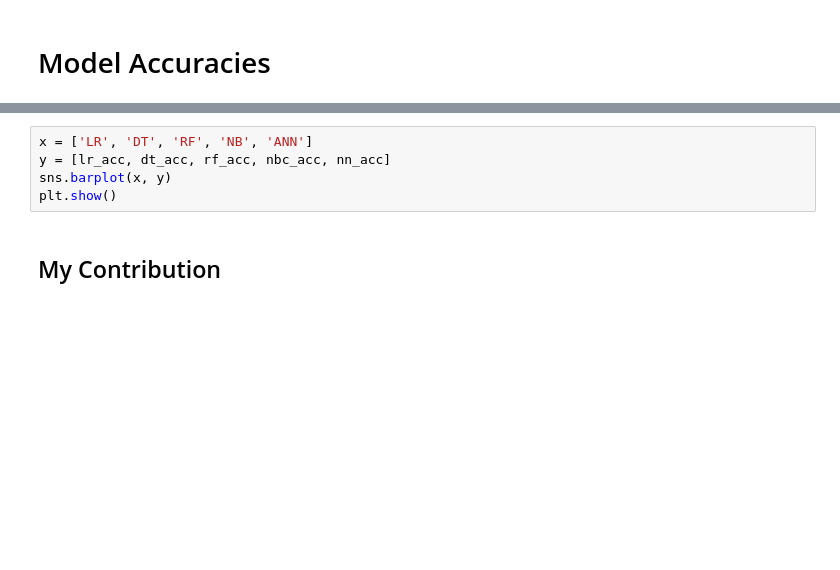
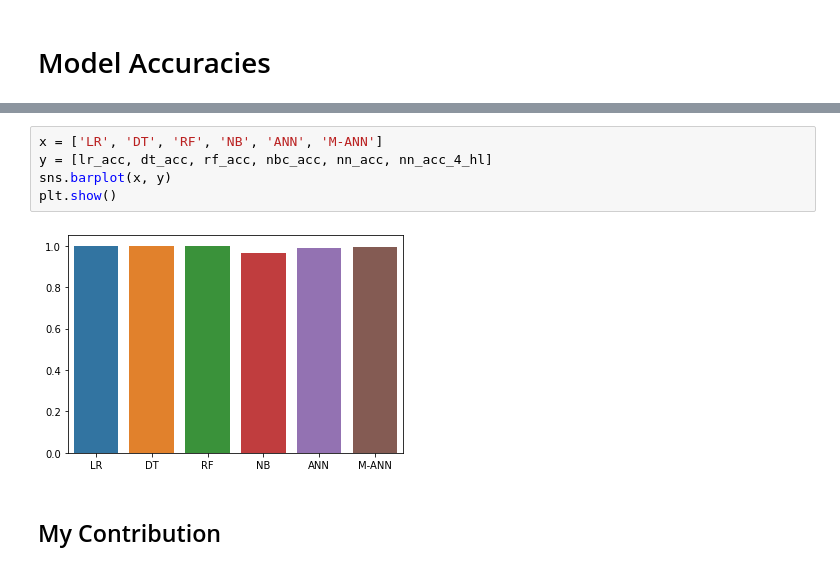
Before and after one commit to jay-thakur/Fake_News_Classifier, a Jupyter notebook: fake_news_classifier.ipynb, the cells around one changed output, grey strips where cells are left out. Drawn from its saved outputs; the diff is of its cells as text; blank space fills up the shorter version.

```diff
--- a/fake_news_classifier.ipynb
+++ b/fake_news_classifier.ipynb
@@ -590,8 +685,10 @@ models_accuracies
 # %%
-x = ['LR', 'DT', 'RF', 'NB', 'ANN']
-y = [lr_acc, dt_acc, rf_acc, nbc_acc, nn_acc]
+x = ['LR', 'DT', 'RF', 'NB', 'ANN', 'M-ANN']
+y = [lr_acc, dt_acc, rf_acc, nbc_acc, nn_acc, nn_acc_4_hl]
 sns.barplot(x, y)
 plt.show()
+# %% [output]
+[figure, added]
 # %% [markdown]
 ## My Contribution
 # %% [markdown]
```
Also changed, not shown: parts of 24 cells of this notebook.
